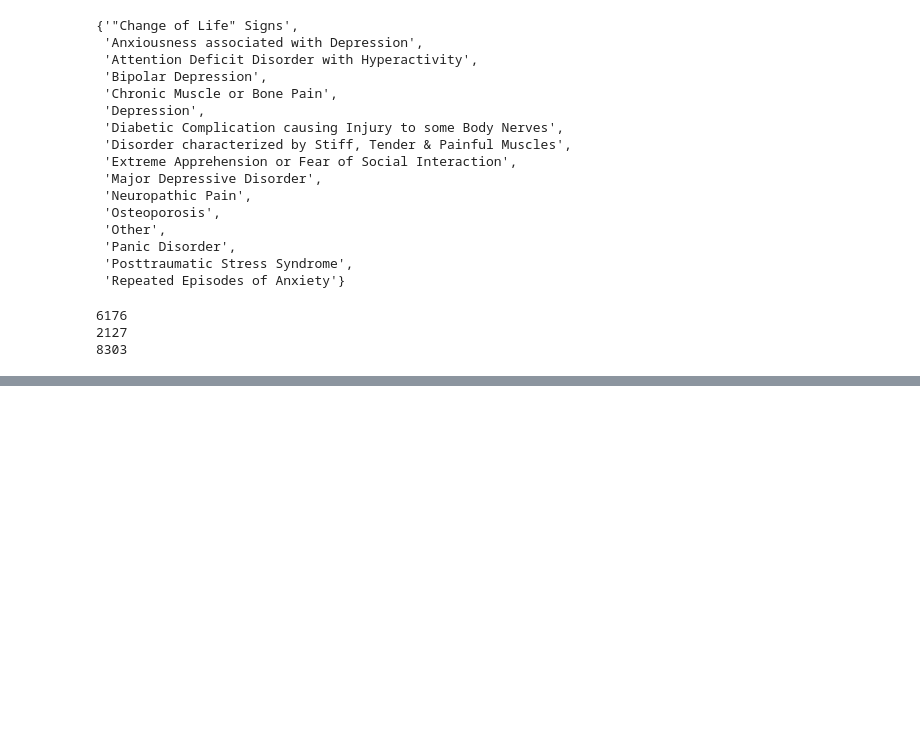
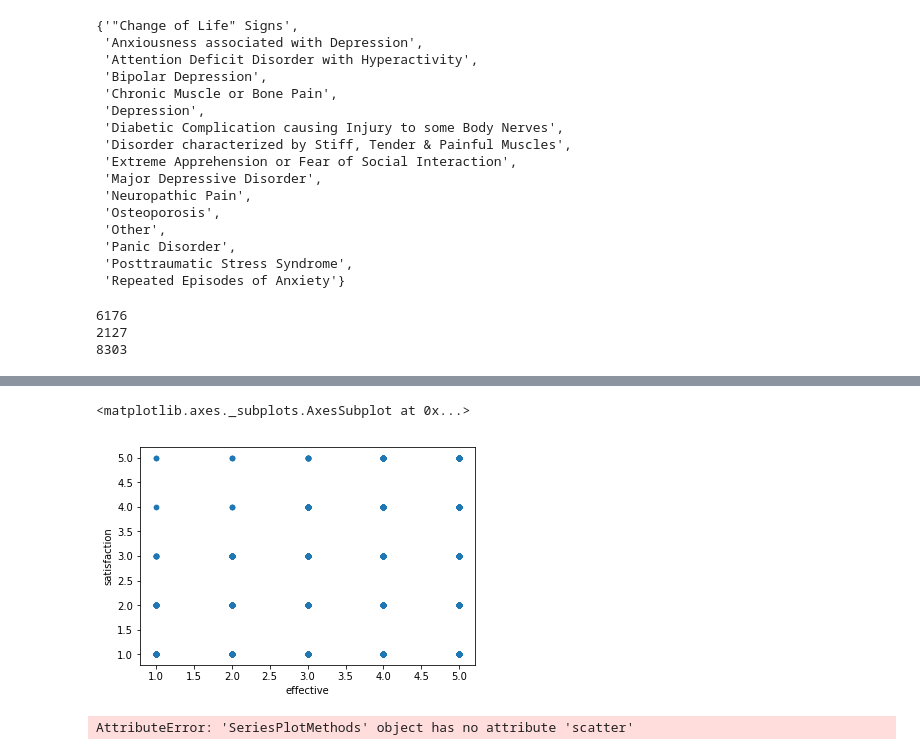
Before and after one commit to chinm0818/WebMDScrape, a Jupyter notebook: datas/Drug review analysis.ipynb, the cells around one changed output, grey strips where cells are left out. Drawn from its saved outputs; the diff is of its cells as text; code cells hidden in the pictures; blank space fills up the shorter version.

```diff
--- a/datas/Drug review analysis.ipynb
+++ b/datas/Drug review analysis.ipynb
@@ -262,0 +399,10 @@ TypeError: unhashable type: 'list'
+# %%
+Drugs.plot.scatter(x = 'effective', y = 'satisfaction') # lol that's not useful
+# %% [output]
+<matplotlib.axes._subplots.AxesSubplot at 0x...>
+[figure, added]
+# %%
+Dyear = Drugs.groupby('year')['satisfaction'].mean()
+Dyear.shape
+# %% [output]
+AttributeError: 'SeriesPlotMethods' object has no attribute 'scatter'
```
Also changed, not shown: parts of 29 cells of this notebook.
